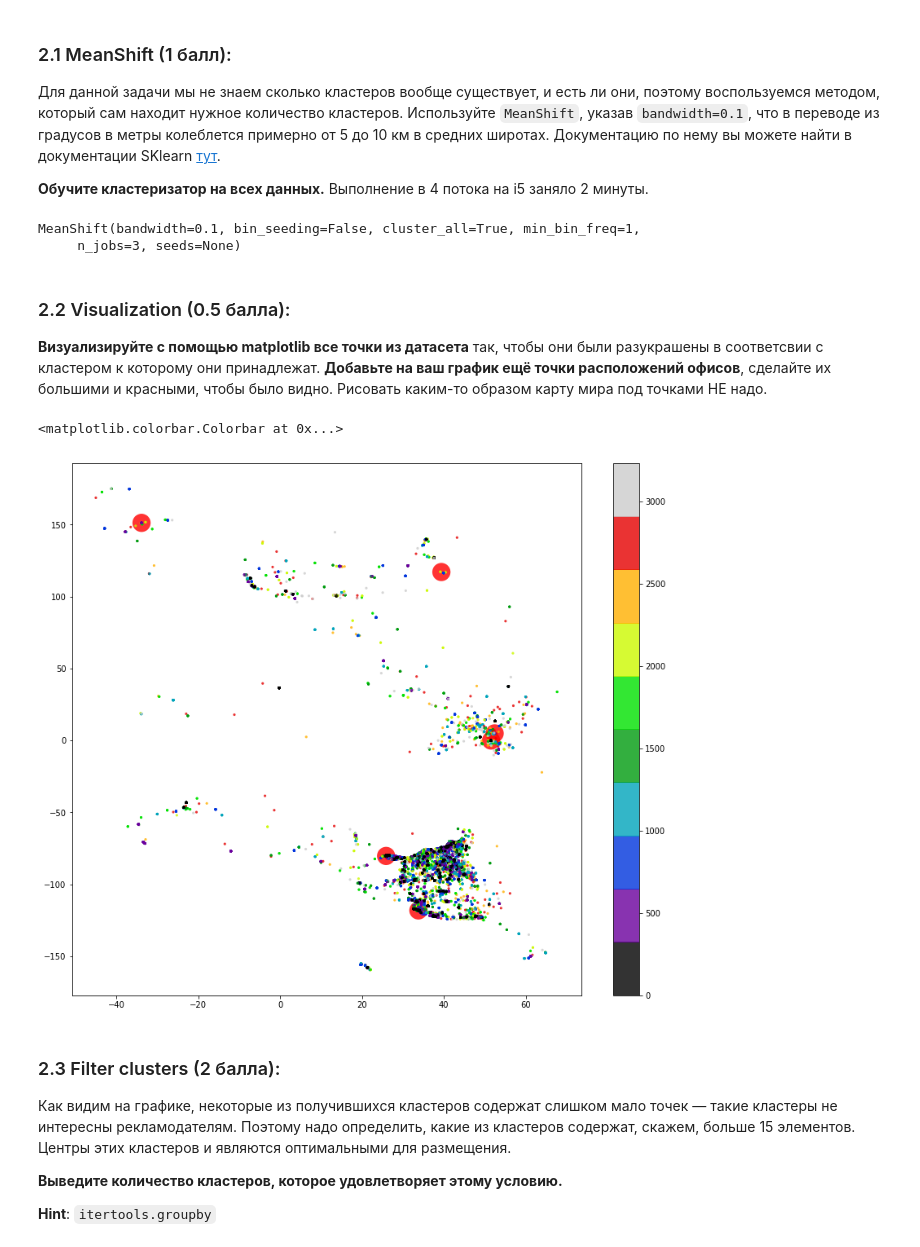
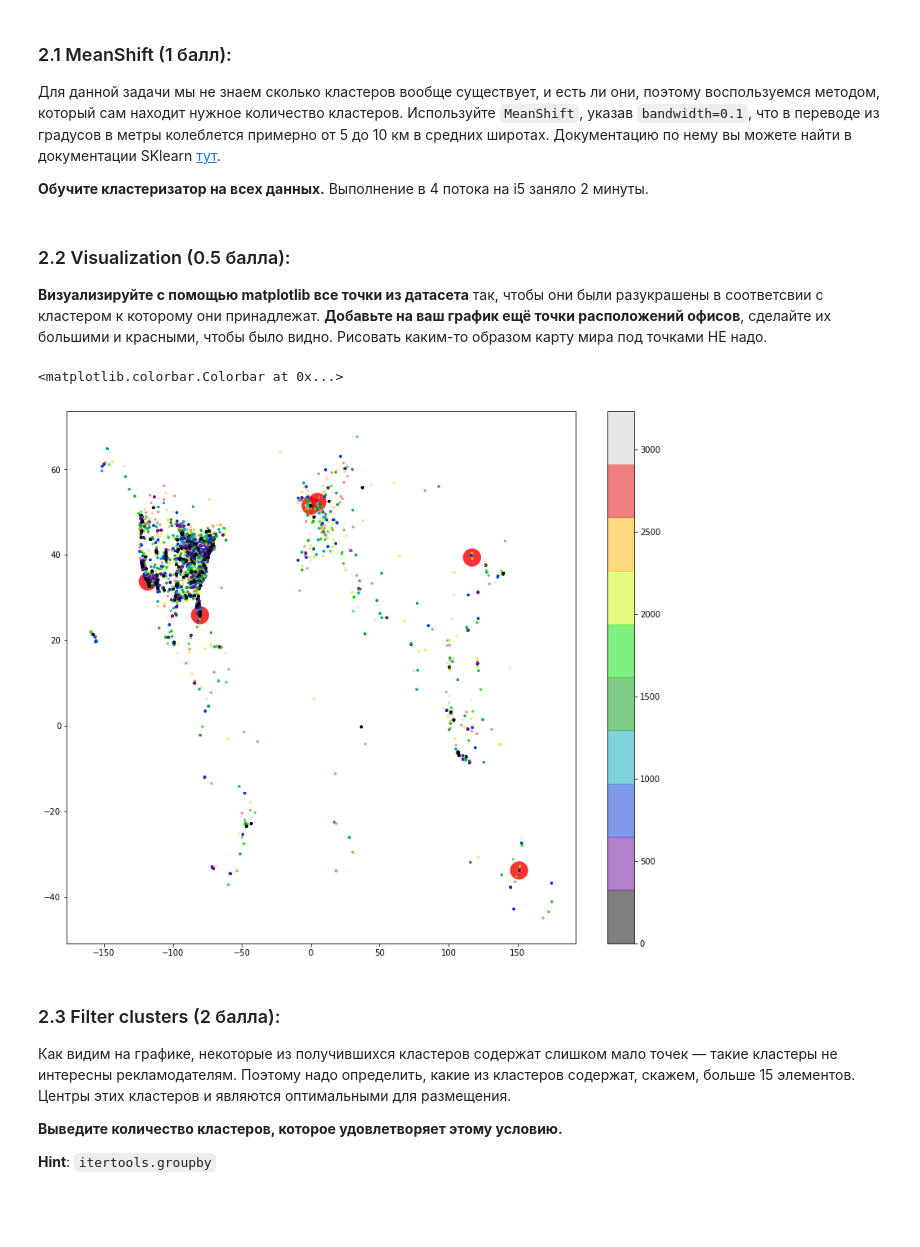
Before and after one commit to nizhikebinesi/ml-course-7bits-solutions, a Jupyter notebook: 2017-fall/homeworks/04-01-clustering-homework.ipynb, the cells around one changed output. Saved outputs shown, nothing was run; the diff lists cells and outputs as text; code cells hidden in the pictures; blank space fills up the shorter version.

Commit message:
Fix color presentation and scale in 'world map', add models directory and save clusterizator model for last problem

```diff
--- a/2017-fall/homeworks/04-01-clustering-homework.ipynb
+++ b/2017-fall/homeworks/04-01-clustering-homework.ipynb
@@ -225,23 +238,29 @@ df.describe()
+# %%
+haveModel = True
+
+if haveModel:
+    with open('./../models/mean-shift-checkins-world.pkl', 'rb') as f:
+        model = pickle.load(f)
 # %%
 from sklearn.cluster import MeanShift
-model = MeanShift(bandwidth=0.1, n_jobs=3)
-model.fit(df)
+if not haveModel:
+    model = MeanShift(bandwidth=0.1, n_jobs=3)
+    model.fit(df)
+    with open('./../models/mean-shift-checkins-world.pkl', 'wb') as f:
+            pickle.dump(model, f)
-# %% [output]
-MeanShift(bandwidth=0.1, bin_seeding=False, cluster_all=True, min_bin_freq=1,
-     n_jobs=3, seeds=None)
 # %% [markdown]
 ### 2.2 Visualization (0.5 балла):
 **Визуализируйте с помощью matplotlib все точки из датасета** так, чтобы они были разукрашены в соответсвии с кластером к которому они принадлежат. **Добавьте на ваш график ещё точки расположений офисов**, сделайте их большими и красными, чтобы было видно. Рисовать каким-то образом карту мира под точками НЕ надо.
 # %%
 plt.figure(figsize=(14,12))
-plt.scatter(offices[:,0], offices[:,1], c=['red'], cmap=plt.cm.get_cmap('nipy_spectral', 10),
+plt.scatter(offices[:,1], offices[:,0], c=['red'], cmap=plt.cm.get_cmap('nipy_spectral', 100),
             edgecolor='none', alpha=0.8, s=500,)
-plt.scatter(df.latitude, df.longitude, c=model.labels_, cmap=plt.cm.get_cmap('nipy_spectral', 10),
-            edgecolor='none', alpha=0.8, s=10,)
+plt.scatter(df.longitude, df.latitude, c=model.labels_, cmap=plt.cm.get_cmap('nipy_spectral', 10),
+            edgecolor='none', alpha=0.5, s=10,)
 plt.colorbar()
 # %% [output]
 <matplotlib.colorbar.Colorbar at 0x...>
-[figure, old version]
+[figure, new version]
 # %% [markdown]
 ###  2.3 Filter clusters (2 балла):
 Как видим на графике, некоторые из получившихся кластеров содержат слишком мало точек — такие кластеры не интересны рекламодателям. Поэтому надо определить, какие из кластеров содержат, скажем, больше 15 элементов. Центры этих кластеров и являются оптимальными для размещения.
```
Also changed, not shown: parts of 8 cells of this notebook, 1 other file.
